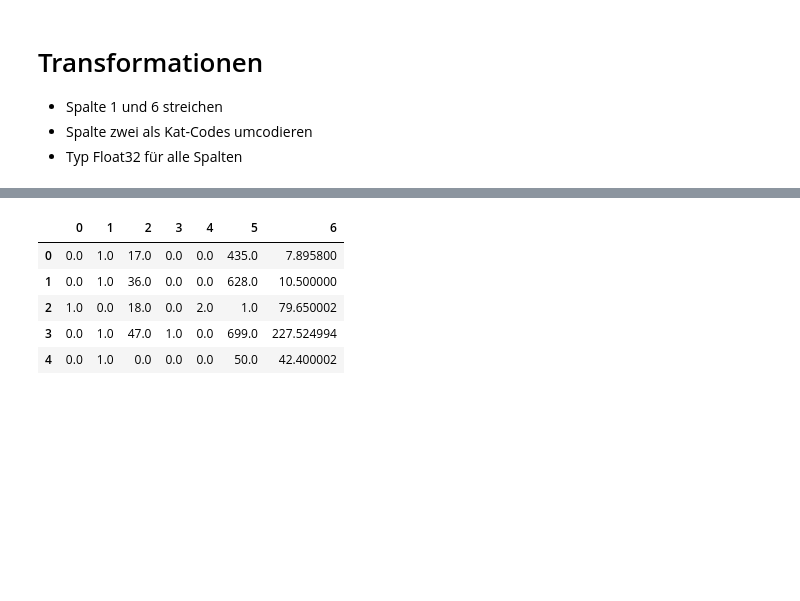
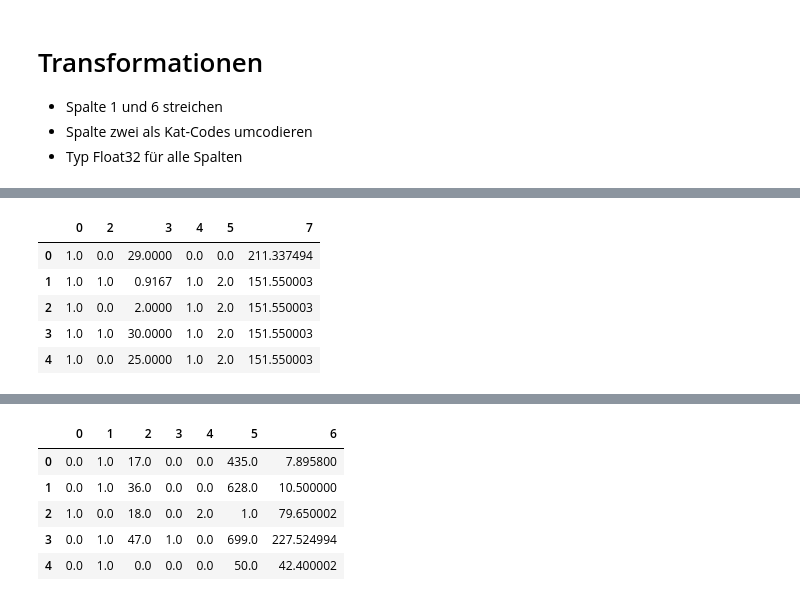
Before and after one commit to NicolaHorst/DHBW_Daten_Analyse, a Jupyter notebook: src/Aufgabe 5/Titanic Aufgabe.ipynb, the cells around one changed output, grey strips where cells are left out. Saved outputs shown, nothing was run; the diff lists cells and outputs as text; code cells hidden in the pictures; blank space fills up the shorter version.

```diff
--- a/src/Aufgabe 5/Titanic Aufgabe.ipynb
+++ b/src/Aufgabe 5/Titanic Aufgabe.ipynb
@@ -47,0 +57,16 @@ df
+# %%
+def categorical_encoder(data, category_variables):
+    label = LabelEncoder()
+    for category in category_variables:
+        label.fit(data[category].drop_duplicates())
+        data[category] = label.transform(data[category])
+    return df
+
+df.head()
+# %% [output]
+|  | 0 | 2 | 3 | 4 | 5 | 7 |
+| 0 | 1.0 | 0.0 | 29.0000 | 0.0 | 0.0 | 211.337494 |
+| 1 | 1.0 | 1.0 | 0.9167 | 1.0 | 2.0 | 151.550003 |
+| 2 | 1.0 | 0.0 | 2.0000 | 1.0 | 2.0 | 151.550003 |
+| 3 | 1.0 | 1.0 | 30.0000 | 1.0 | 2.0 | 151.550003 |
+| 4 | 1.0 | 0.0 | 25.0000 | 1.0 | 2.0 | 151.550003 |
```
Also changed, not shown: parts of 6 cells of this notebook, 4 other files.
